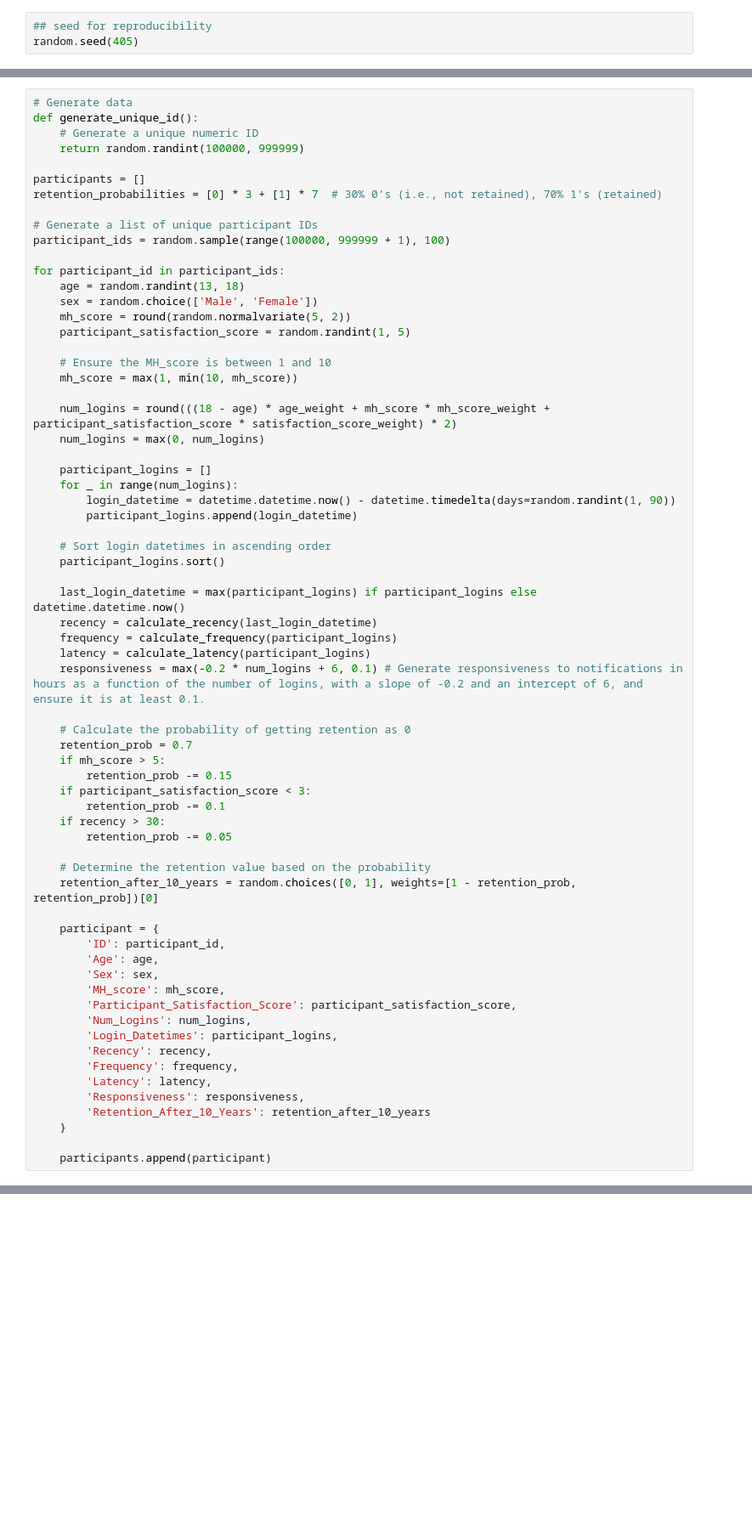
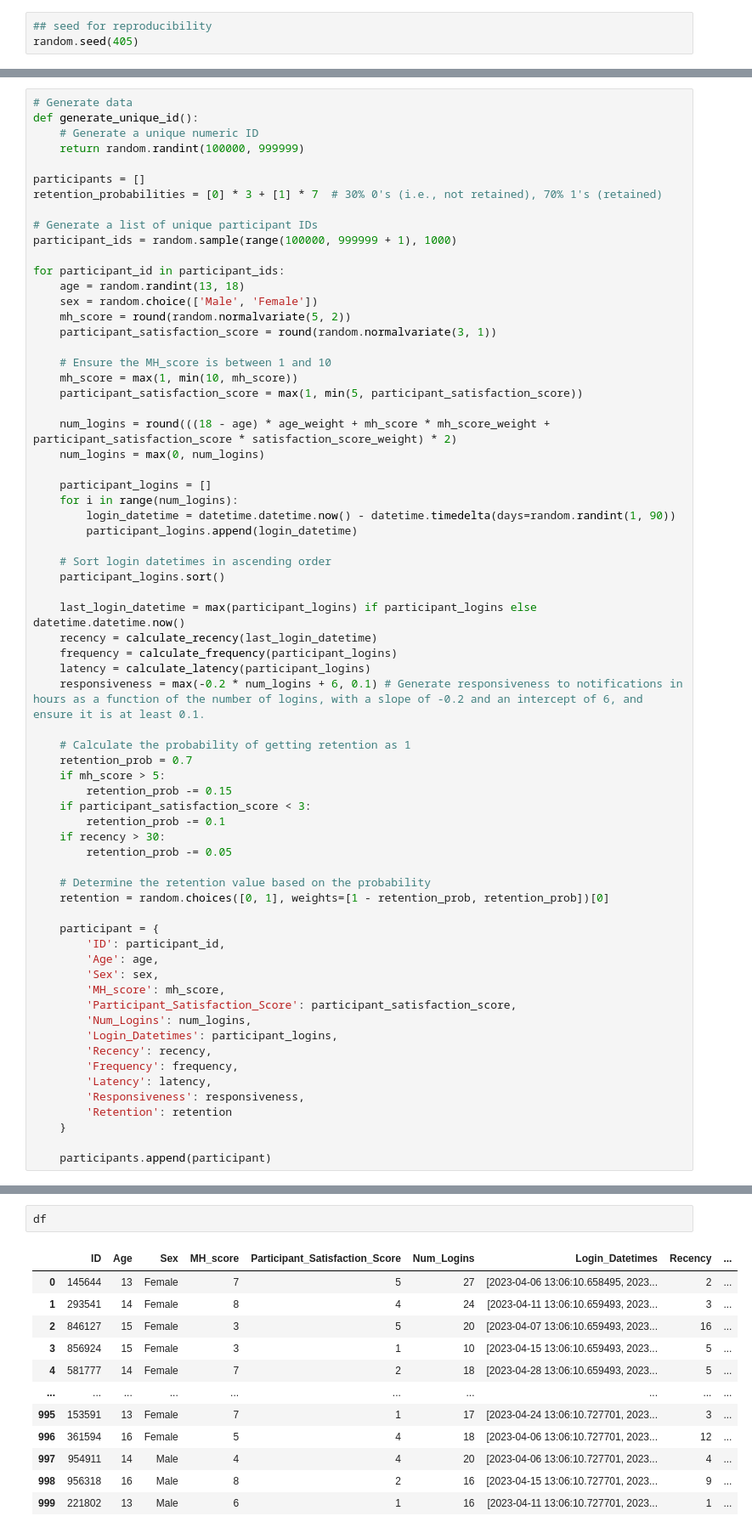
Before and after one commit to WellcomeIdeathon2023/Iterative_Insights, a Jupyter notebook: data/Simulate_data.ipynb, the cells around one changed output, grey strips where cells are left out. Shown: that part at 85% size. Saved outputs shown, nothing was run; the diff lists cells and outputs as text; blank space fills up the shorter version.

```diff
--- a/data/Simulate_data.ipynb
+++ b/data/Simulate_data.ipynb
@@ -46,22 +72,23 @@ participants = []
 retention_probabilities = [0] * 3 + [1] * 7  # 30% 0's (i.e., not retained), 70% 1's (retained)
 
 # Generate a list of unique participant IDs
-participant_ids = random.sample(range(100000, 999999 + 1), 100)
+participant_ids = random.sample(range(100000, 999999 + 1), 1000)
 
 for participant_id in participant_ids:
     age = random.randint(13, 18)
     sex = random.choice(['Male', 'Female'])
     mh_score = round(random.normalvariate(5, 2))
-    participant_satisfaction_score = random.randint(1, 5)
+    participant_satisfaction_score = round(random.normalvariate(3, 1))
 
     # Ensure the MH_score is between 1 and 10
     mh_score = max(1, min(10, mh_score))
+    participant_satisfaction_score = max(1, min(5, participant_satisfaction_score))
 
     num_logins = round(((18 - age) * age_weight + mh_score * mh_score_weight + participant_satisfaction_score * satisfaction_score_weight) * 2)
     num_logins = max(0, num_logins)
 
     participant_logins = []
-    for _ in range(num_logins):
+    for i in range(num_logins):
         login_datetime = datetime.datetime.now() - datetime.timedelta(days=random.randint(1, 90))
         participant_logins.append(login_datetime)
 
@@ -74,7 +101,7 @@ for participant_id in participant_ids:
     latency = calculate_latency(participant_logins)
     responsiveness = max(-0.2 * num_logins + 6, 0.1) # Generate responsiveness to notifications in hours as a function of the number of logins, with a slope of -0.2 and an intercept of 6, and ensure it is at least 0.1.
 
-    # Calculate the probability of getting retention as 0
+    # Calculate the probability of getting retention as 1
     retention_prob = 0.7
     if mh_score > 5:
         retention_prob -= 0.15
@@ -84,7 +111,7 @@ for participant_id in participant_ids:
         retention_prob -= 0.05
 
     # Determine the retention value based on the probability
-    retention_after_10_years = random.choices([0, 1], weights=[1 - retention_prob, retention_prob])[0]
+    retention = random.choices([0, 1], weights=[1 - retention_prob, retention_prob])[0]
 
     participant = {
         'ID': participant_id,
@@ -98,7 +125,7 @@ for participant_id in participant_ids:
         'Frequency': frequency,
         'Latency': latency,
         'Responsiveness': responsiveness,
-        'Retention_After_10_Years': retention_after_10_years
+        'Retention': retention
     }
 
     participants.append(participant)
@@ -133,3 +160,18 @@ output_file_path = "MH1_simulated_data_Iterative_Insights.csv"
 
 # Save the dataframe to a CSV file
 df.to_csv(output_file_path, index=False)
+# %%
+df
+# %% [output]
+|  | ID | Age | Sex | MH_score | Participant_Satisfaction_Score | Num_Logins | Login_Datetimes | Recency | ... |
+| 0 | 145644 | 13 | Female | 7 | 5 | 27 | [2023-04-06 13:06:10.658495, 2023... | 2 | ... |
+| 1 | 293541 | 14 | Female | 8 | 4 | 24 | [2023-04-11 13:06:10.659493, 2023... | 3 | ... |
+| 2 | 846127 | 15 | Female | 3 | 5 | 20 | [2023-04-07 13:06:10.659493, 2023... | 16 | ... |
+| 3 | 856924 | 15 | Female | 3 | 1 | 10 | [2023-04-15 13:06:10.659493, 2023... | 5 | ... |
+| 4 | 581777 | 14 | Female | 7 | 2 | 18 | [2023-04-28 13:06:10.659493, 2023... | 5 | ... |
+| ... | ... | ... | ... | ... | ... | ... | ... | ... | ... |
+| 995 | 153591 | 13 | Female | 7 | 1 | 17 | [2023-04-24 13:06:10.727701, 2023... | 3 | ... |
+| 996 | 361594 | 16 | Female | 5 | 4 | 18 | [2023-04-06 13:06:10.727701, 2023... | 12 | ... |
+| 997 | 954911 | 14 | Male | 4 | 4 | 20 | [2023-04-06 13:06:10.727701, 2023... | 4 | ... |
+| 998 | 956318 | 16 | Male | 8 | 2 | 16 | [2023-04-15 13:06:10.727701, 2023... | 9 | ... |
+| 999 | 221802 | 13 | Male | 6 | 1 | 16 | [2023-04-11 13:06:10.727701, 2023... | 1 | ... |
```
Also changed, not shown: parts of 10 cells of this notebook, 2 other files.
